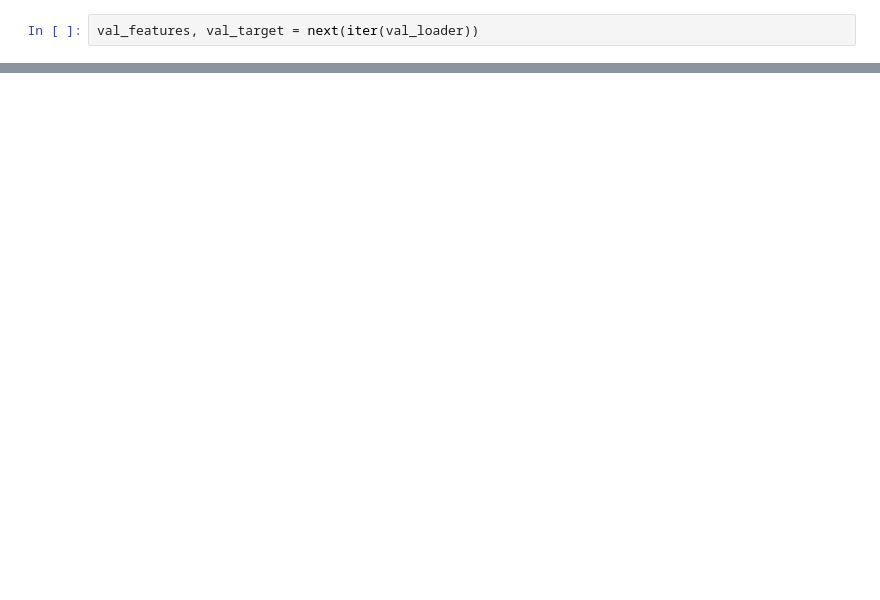
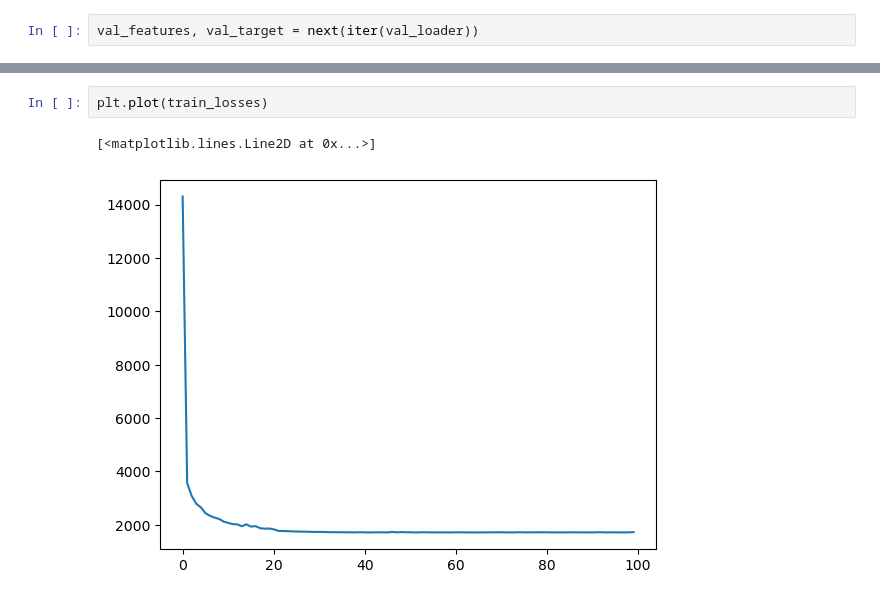
Before and after one commit to ErUM-Data-Hub/Challenges, a Jupyter notebook: solar/challenge.ipynb, the cells around one changed output, grey strips where cells are left out. Cells and saved outputs as stored; diff of their text form; blank space fills up the shorter version.

```diff
--- a/solar/challenge.ipynb
+++ b/solar/challenge.ipynb
@@ -462,0 +641,5 @@ plt.colorbar()
+# %%
+plt.plot(train_losses)
+# %% [output]
+[<matplotlib.lines.Line2D at 0x...>]
+[figure, added]
```
Also changed, not shown: parts of 35 cells of this notebook.
